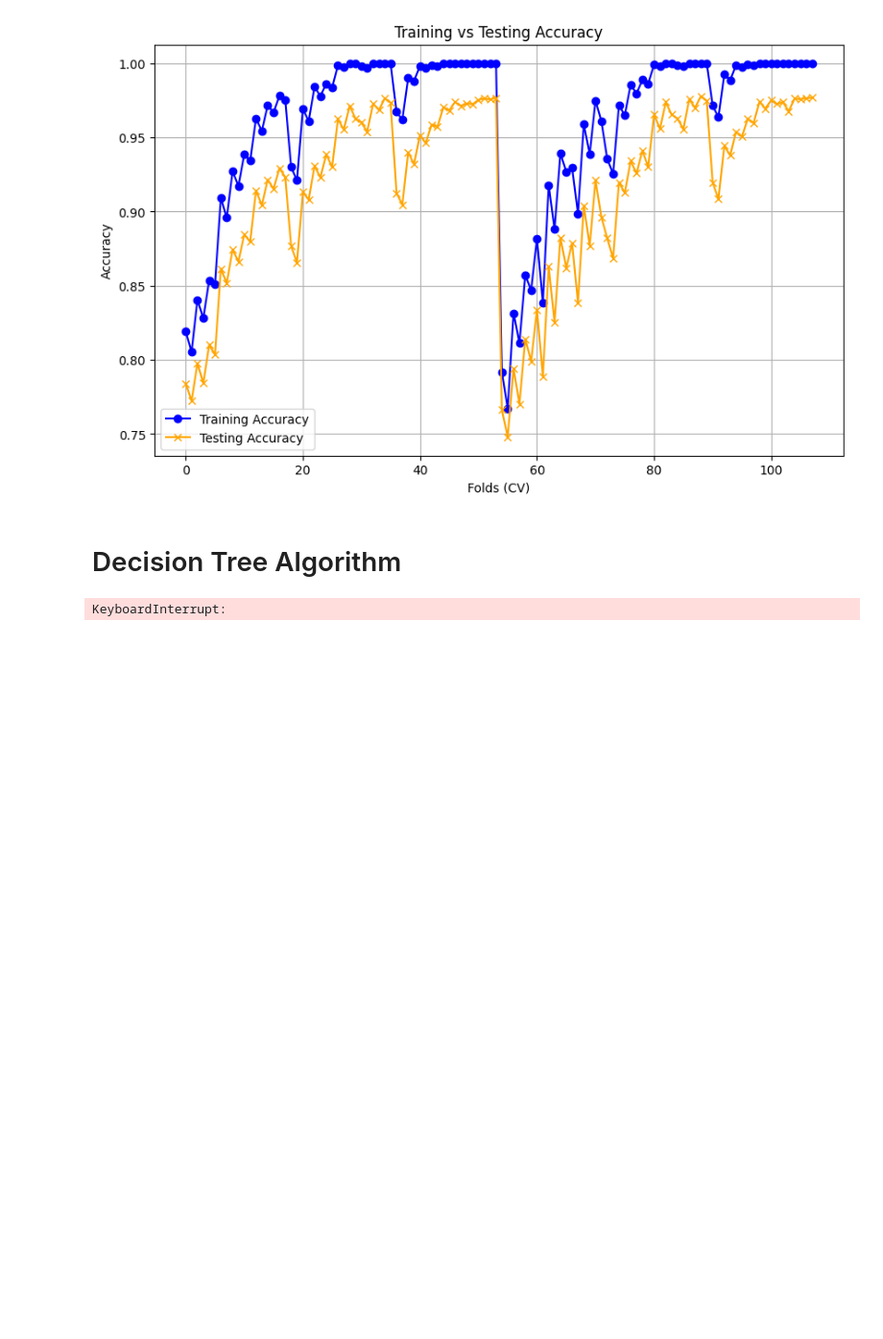
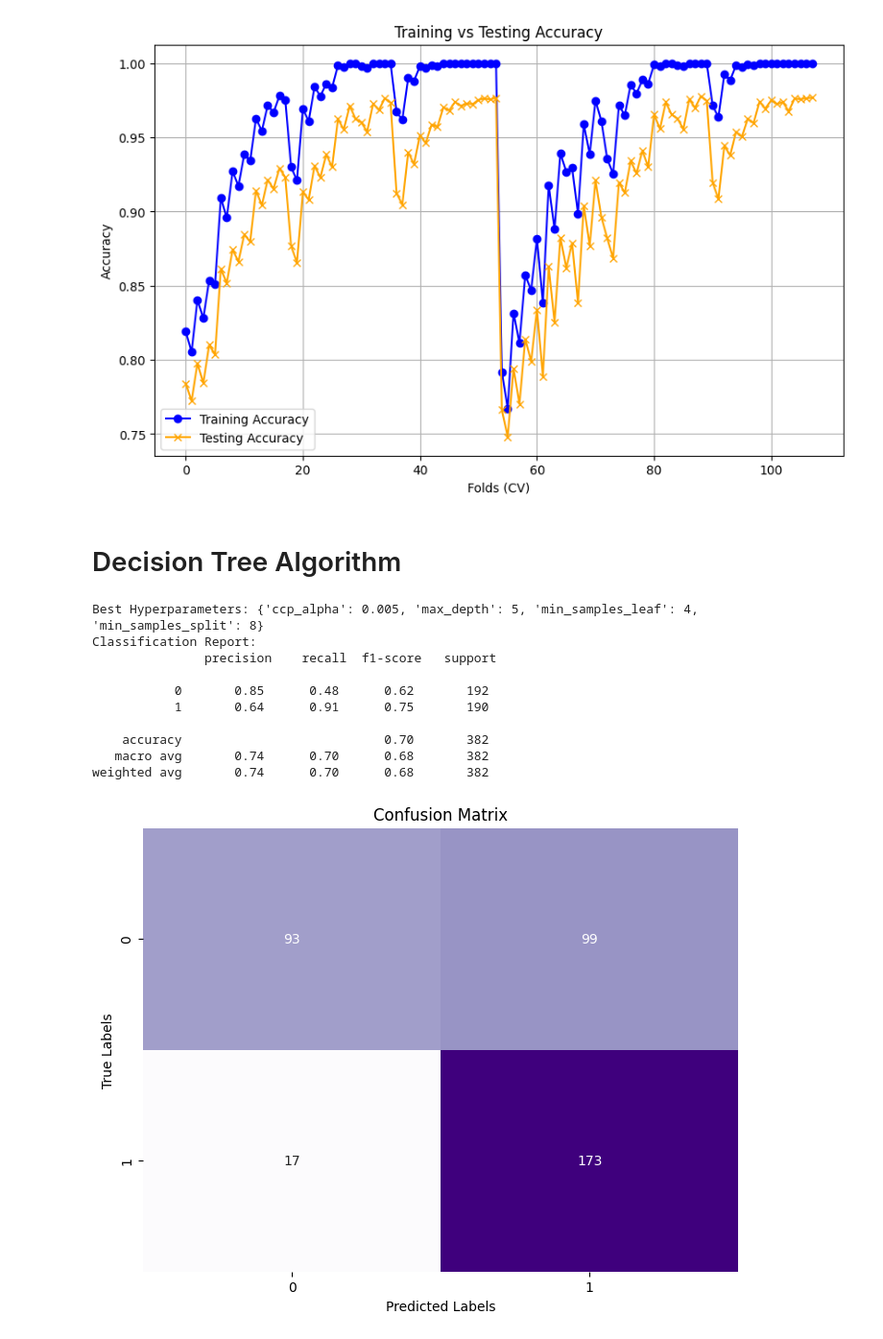
Before and after one commit to qamaralashrafi/Credit-Card-Fraud-Detection, a Jupyter notebook: CPCS433_Project.ipynb, the cells around one changed output. Shown at 96% size. Saved outputs shown, nothing was run; the diff lists cells and outputs as text; code cells hidden in the pictures; blank space fills up the shorter version.

```diff
--- a/CPCS433_Project.ipynb
+++ b/CPCS433_Project.ipynb
@@ -814,27 +812,30 @@ AUC-ROC: 0.9795109054857899
 
 # Decision Tree Algorithm
 # %%
-# Name: Dana Alghanmi ID: 2105578
-# Name: Hanin Alharbi ID: 2108615
-
 from sklearn.tree import DecisionTreeClassifier
 from sklearn.tree import plot_tree
-from sklearn.model_selection import train_test_split, GridSearchCV
-from sklearn.metrics import classification_report, confusion_matrix
-import matplotlib.pyplot as plt
-import seaborn as sns
 
-# Split the dataset into training and testing sets
+#Split the dataset into training and testing sets
 X_train, X_test, y_train, y_test = train_test_split(
-    X_resampled, Y_resampled, test_size=0.2, random_state=42)
+    X_resampled, Y_resampled, test_size=0.2, random_state=42
+)
+# Initialize the DecisionTreeClassifier with pre-pruning parameters **TO PREVENT OVERFIT**
+dt_model = DecisionTreeClassifier(
+    random_state=42,
+    max_depth=5,                # Limit depth to prevent overfitting
+    min_samples_split=10,       # Minimum samples required to split a node
+    min_samples_leaf=5,         # Minimum samples in a leaf node
+)
+
 
 # Define Hyperparameter Grid for Tuning
 param_grid = {
-    'criterion': ['gini', 'entropy'],     # Splitting criteria
-    'max_depth': [5, 10, 15, None],       # Maximum depth of the tree
-    'min_samples_split': [2, 5, 10],      # Minimum samples to split a node
-    'min_samples_leaf': [1, 2, 4]         # Minimum samples in a leaf node
+    'max_depth': [5, 6],
+    'min_samples_split': [8, 10, 12],
+    'min_samples_leaf': [4, 5, 6],
+    'ccp_alpha': [0.005, 0.0075, 0.01]
 }
+
 
 # Initialize Decision Tree Classifier
 dt_model = DecisionTreeClassifier(random_state=42)
@@ -844,8 +845,8 @@ grid_search = GridSearchCV(estimator=dt_model,
                            param_grid=param_grid,
                            scoring='f1',  # Optimize for F1-score
                            cv=5,          # 5-fold cross-validation
-                           n_jobs=-1,     # Use all available CPU cores
-                           return_train_score=True)  # Enable train score
+                           n_jobs=-1,  # Use all available CPU cores
+                           return_train_score=True)
 
 # Train the Model with GridSearchCV
 grid_search.fit(X_train, y_train)
@@ -857,38 +858,49 @@ best_model = grid_search.best_estimator_
 # Evaluate the Tuned Model
 y_pred = best_model.predict(X_test)
 
 # Classification Report
 print("Classification Report:\n", classification_report(y_test, y_pred))
 
 # Confusion Matrix
 conf_matrix = confusion_matrix(y_test, y_pred)
 plt.figure(figsize=(8, 6))
 sns.heatmap(conf_matrix, annot=True, fmt="d", cmap="Purples", cbar=False)
 plt.title("Confusion Matrix")
 plt.xlabel("Predicted Labels")
 plt.ylabel("True Labels")
 plt.show()
 
 # Visualize the Decision Tree
 plt.figure(figsize=(15, 10))
 plot_tree(best_model, feature_names=X_train.columns, class_names=['No Fraud', 'Fraud'], filled=True, rounded=True)
 plt.title("Decision Tree Visualization")
 plt.show()
 
-# **Training vs Testing Accuracy Visualization**
-# Extracting training and testing accuracy per fold
+
+# Extract training and testing accuracy for each hyperparameter combination
 train_accuracy = grid_search.cv_results_['mean_train_score']
 test_accuracy = grid_search.cv_results_['mean_test_score']
+param_combinations = range(len(train_accuracy))  # Unique parameter combinations
 
-# Plotting training vs testing accuracy
+# Plot Training vs Testing Accuracy
 plt.figure(figsize=(10, 6))
-plt.plot(train_accuracy, label='Training Accuracy', color='blue', marker='o')
-plt.plot(test_accuracy, label='Testing Accuracy', color='orange', marker='x')
-plt.title('Training vs Testing Accuracy Across CV Folds')
-plt.xlabel('Folds (CV)')
+plt.plot(param_combinations, train_accuracy, label='Training Accuracy', color='blue', marker='o')
+plt.plot(param_combinations, test_accuracy, label='Testing Accuracy', color='orange', marker='x')
+plt.title('Training vs Testing Accuracy')
+plt.xlabel('Hyperparameter Combination Index')
 plt.ylabel('Score (F1)')
 plt.legend()
 plt.grid(True)
 plt.show()
 # %% [output]
-KeyboardInterrupt:
+Best Hyperparameters: {'ccp_alpha': 0.005, 'max_depth': 5, 'min_samples_leaf': 4, 'min_samples_split': 8}
+Classification Report:
+               precision    recall  f1-score   support
+
+           0       0.85      0.48      0.62       192
+           1       0.64      0.91      0.75       190
+
+    accuracy                           0.70       382
+   macro avg       0.74      0.70      0.68       382
+weighted avg       0.74      0.70      0.68       382
+[figure, added]
```
Also changed, not shown: parts of 2 cells of this notebook.
